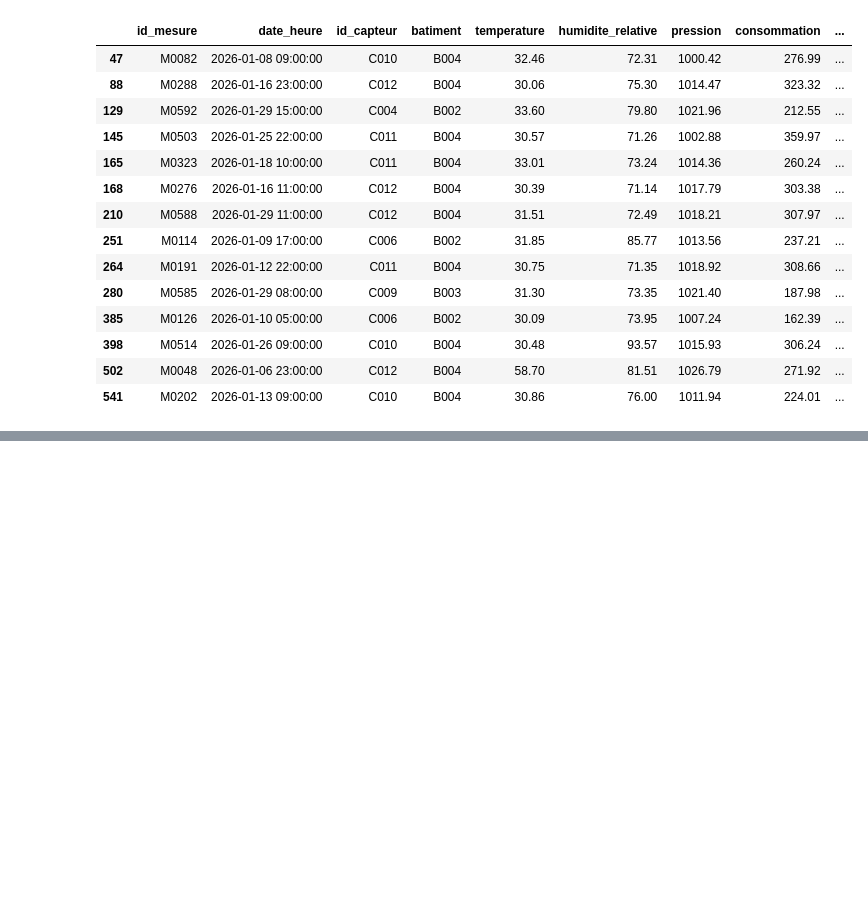
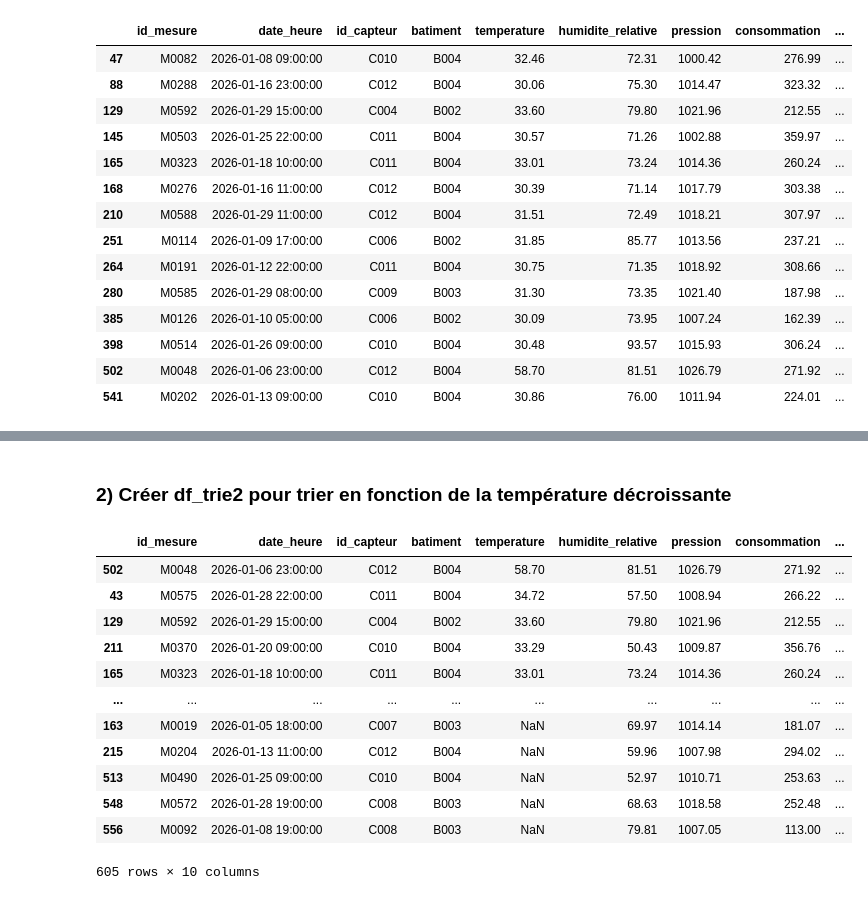
Before and after one commit to Fattimm/atelierPandas, a Jupyter notebook: notebooks/atelier_pandas_iot .ipynb, the cells around one changed output, grey strips where cells are left out. Saved outputs shown, nothing was run; the diff lists cells and outputs as text; code cells hidden in the pictures; blank space fills up the shorter version.

```diff
--- a/notebooks/atelier_pandas_iot .ipynb
+++ b/notebooks/atelier_pandas_iot .ipynb
@@ -404,0 +426,19 @@ df_temp_humidite_elevee
+# %% [markdown]
+###  2) Créer df_trie2 pour trier en fonction de la température décroissante
+# %%
+df_trie2 = df.sort_values(by="temperature", ascending=False)
+df_trie2
+# %% [output]
+|  | id_mesure | date_heure | id_capteur | batiment | temperature | humidite_relative | pression | consommation | ... |
+| 502 | M0048 | 2026-01-06 23:00:00 | C012 | B004 | 58.70 | 81.51 | 1026.79 | 271.92 | ... |
+| 43 | M0575 | 2026-01-28 22:00:00 | C011 | B004 | 34.72 | 57.50 | 1008.94 | 266.22 | ... |
+| 129 | M0592 | 2026-01-29 15:00:00 | C004 | B002 | 33.60 | 79.80 | 1021.96 | 212.55 | ... |
+| 211 | M0370 | 2026-01-20 09:00:00 | C010 | B004 | 33.29 | 50.43 | 1009.87 | 356.76 | ... |
+| 165 | M0323 | 2026-01-18 10:00:00 | C011 | B004 | 33.01 | 73.24 | 1014.36 | 260.24 | ... |
+| ... | ... | ... | ... | ... | ... | ... | ... | ... | ... |
+| 163 | M0019 | 2026-01-05 18:00:00 | C007 | B003 | NaN | 69.97 | 1014.14 | 181.07 | ... |
+| 215 | M0204 | 2026-01-13 11:00:00 | C012 | B004 | NaN | 59.96 | 1007.98 | 294.02 | ... |
+| 513 | M0490 | 2026-01-25 09:00:00 | C010 | B004 | NaN | 52.97 | 1010.71 | 253.63 | ... |
+| 548 | M0572 | 2026-01-28 19:00:00 | C008 | B003 | NaN | 68.63 | 1018.58 | 252.48 | ... |
+| 556 | M0092 | 2026-01-08 19:00:00 | C008 | B003 | NaN | 79.81 | 1007.05 | 113.00 | ... |
+605 rows × 10 columns
```
Also changed, not shown: parts of 8 cells of this notebook.
